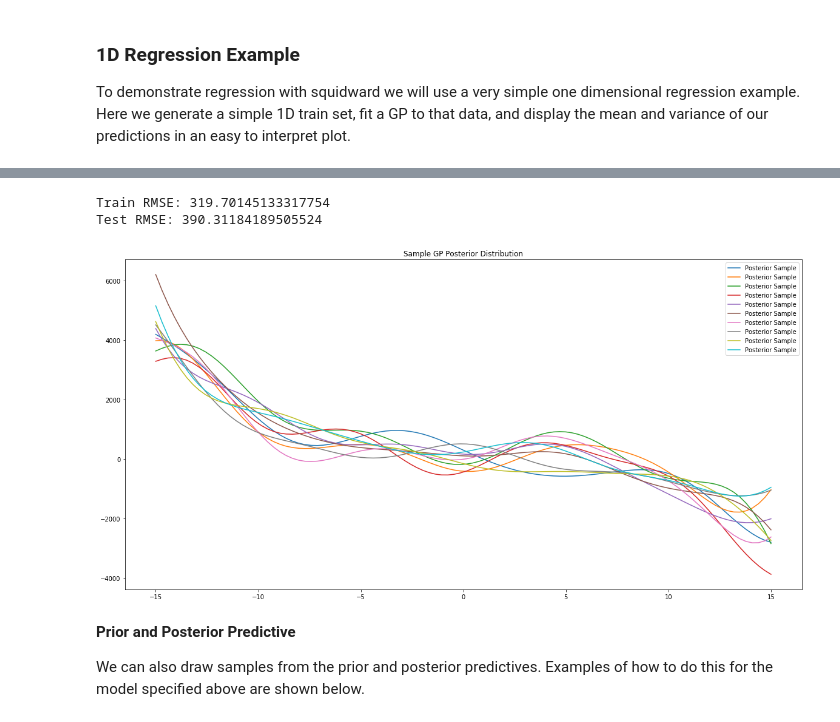
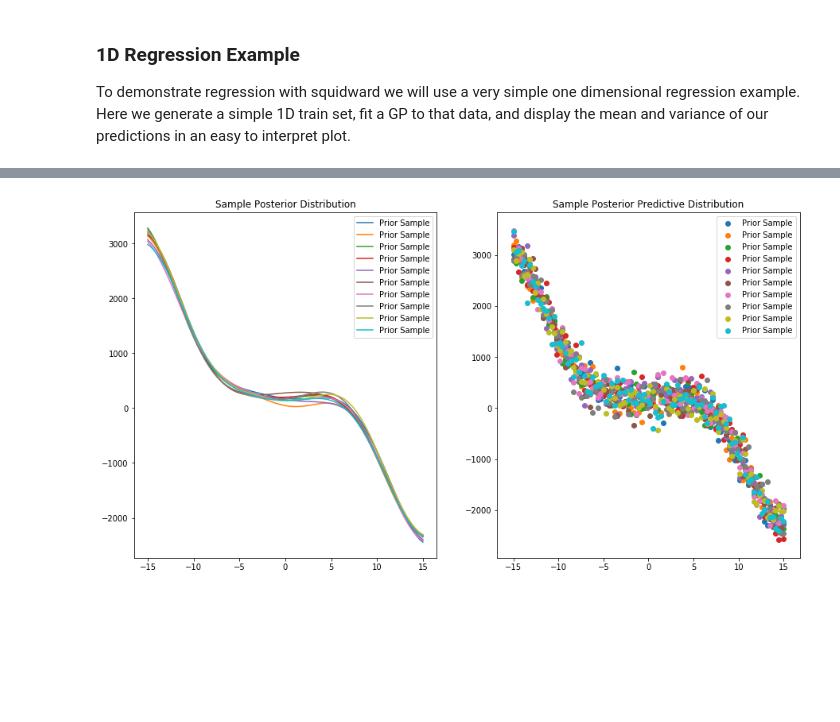
Before and after one commit to James-Montgomery/squidward, a Jupyter notebook: docs/source/markdown/examples/Regression.ipynb, the cells around one changed output, grey strips where cells are left out. Cells and saved outputs as stored; diff of their text form; code cells hidden in the pictures; blank space fills up the shorter version.

```diff
--- a/docs/source/markdown/examples/Regression.ipynb
+++ b/docs/source/markdown/examples/Regression.ipynb
@@ -72,7 +72,7 @@ kernel = kernel_base.Kernel(d, 'k1')
 # of a white noise kernel to model data noise)
 # there is also a variety of choices for matrix
 # inversion methods that trade of numeric stability and speed
-model = gpr.GaussianProcessInversion(kernel=kernel, var_l=1050**2, inv_method='solve', show_warnings=False)
+model = gpr.GaussianProcessInversion(kernel=kernel, var_l=200**2, inv_method='solve', show_warnings=False)
 # %%
 # generate data to plot prior of model
 x = np.linspace(-15,15,100)
@@ -93,13 +104,24 @@ plt.show()
 # %%
-# generate data to plot prior samples of model
+# generate data to plot prior of model
 x = np.linspace(-15,15,100)
 
-# plot posterior of the model
-plt.figure(figsize=(20,10))
-plt.title("Sample GP Prior Distribution")
+plt.figure(figsize=(15, 8))
+
+# plot prior samples
+plt.subplot(121)
+plt.title("Sample Prior Distribution")
 for i in range(10):
-    sample = model.prior_sample(x)
+    sample = model.sample_prior(x)
     plt.plot(x, sample, label='Prior Sample')
 plt.legend()
+
+# plot prior predictive of model
+plt.subplot(122)
+plt.title("Sample Prior Predictive Distribution")
+for i in range(10):
+    sample = model.sample_prior_predictive(x)
+    plt.scatter(x, sample, label='Prior Sample')
+plt.legend()
+
 plt.show()
 # %% [output]
@@ -129,30 +162,25 @@ plt.show()
-# %%
-# do basic regression validation
-
-mean, var = model.posterior_predict(x_train)
-train_acc = validation.rmse(mean,y_train)
-
-mean, var = model.posterior_predict(x_test)
-test_acc = validation.rmse(mean,y_test)
-
-print("Train RMSE: {}\nTest RMSE: {}".format(train_acc,test_acc))
-# %% [output]
-Train RMSE: 319.70145133317754
-Test RMSE: 390.31184189505524
 # %%
+# generate data to plot posterior of model
 x = np.linspace(-15,15,100)
 
-# plot posterior of model
-plt.figure(figsize=(20,10))
-plt.title("Sample GP Posterior Distribution")
+plt.figure(figsize=(15, 8))
+
+# plot posterior samples
+plt.subplot(121)
+plt.title("Sample Posterior Distribution")
 for i in range(10):
-    sample = model.posterior_sample(x)
-    plt.plot(x, sample, label='Posterior Sample')
+    sample = model.sample_posterior(x)
+    plt.plot(x, sample, label='Prior Sample')
 plt.legend()
+
+# plot posterior predictive of model
+plt.subplot(122)
+plt.title("Sample Posterior Predictive Distribution")
+for i in range(10):
+    sample = model.sample_posterior_predictive(x)
+    plt.scatter(x, sample, label='Prior Sample')
+plt.legend()
+
 plt.show()
 # %% [output]
-[figure, old version]
+[figure, new version]
-# %% [markdown]
-**Prior and Posterior Predictive**
-
-We can also draw samples from the prior and posterior predictives. Examples of how to do this for the model specified above are shown below.
```
Also changed, not shown: parts of 7 cells of this notebook, 9 other files.
